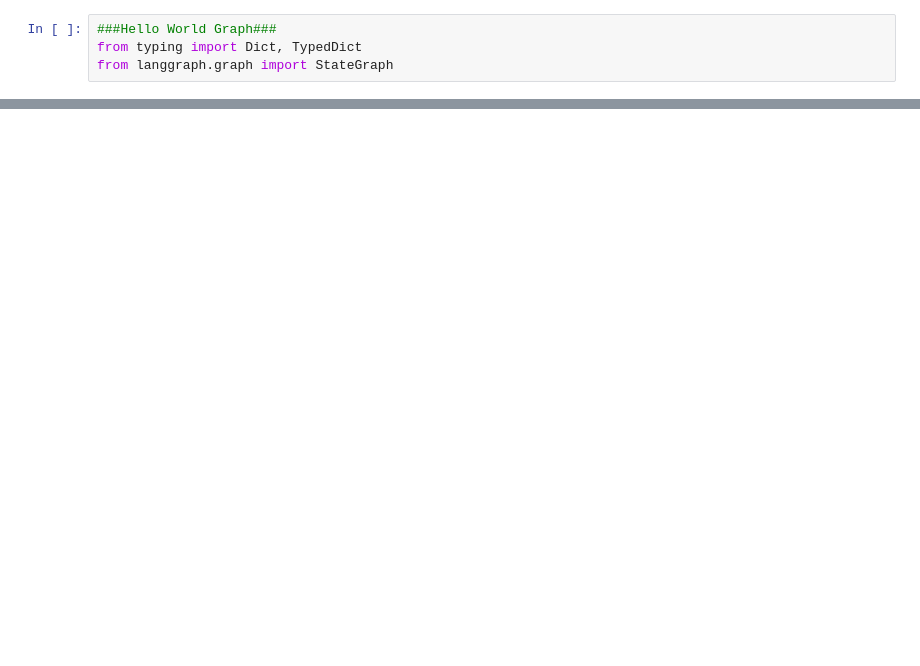
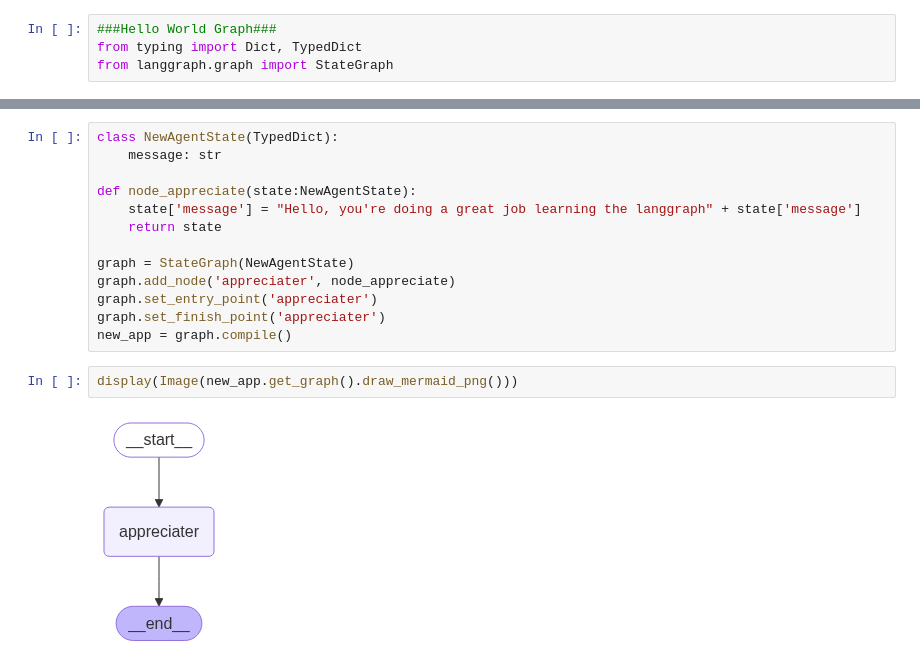
Before and after one commit to yuvarajca/preparation_new, a Jupyter notebook: langgraph.ipynb, the cells around one changed output, grey strips where cells are left out. Drawn from its saved outputs; the diff is of its cells as text; blank space fills up the shorter version.

```diff
--- a/langgraph.ipynb
+++ b/langgraph.ipynb
@@ -10,0 +33,17 @@ def greeting_node(state:AgentState):
+# %%
+class NewAgentState(TypedDict):
+    message: str
+
+def node_appreciate(state:NewAgentState):
+    state['message'] = "Hello, you're doing a great job learning the langgraph" + state['message']
+    return state
+
+graph = StateGraph(NewAgentState)
+graph.add_node('appreciater', node_appreciate)
+graph.set_entry_point('appreciater')
+graph.set_finish_point('appreciater')
+new_app = graph.compile()
+# %%
+display(Image(new_app.get_graph().draw_mermaid_png()))
+# %% [output]
+[figure, added]
```
Also changed, not shown: parts of 8 cells of this notebook.
